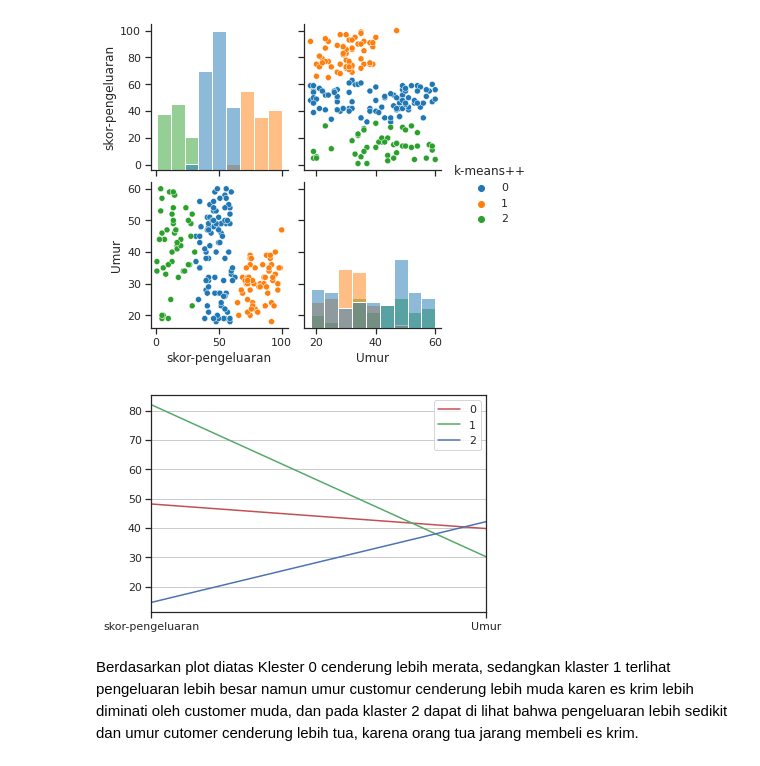
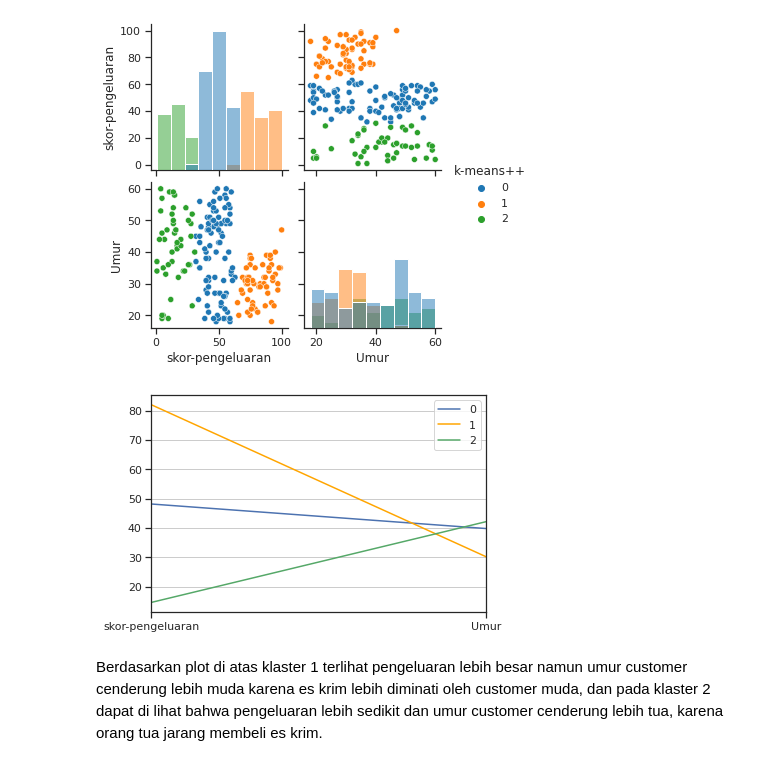
Before and after one commit to PoppyDalamaZain/Kelompok3, a Jupyter notebook: worksheet.ipynb, the cells around one changed output. Cells and saved outputs as stored; diff of their text form; code cells hidden in the pictures.

```diff
--- a/worksheet.ipynb
+++ b/worksheet.ipynb
@@ -298,11 +302,11 @@ g = sns.pairplot(df[['skor-pengeluaran', 'Umur','k-means++']],
 # %%
 cols = ['skor-pengeluaran', 'Umur']
 dfC = pd.DataFrame(kmPP.cluster_centers_, columns=cols)
 dfC['cluster'] = dfC.index
 
-pd.plotting.parallel_coordinates(dfC, 'cluster', color=('r', 'g', 'b'))
+pd.plotting.parallel_coordinates(dfC, 'cluster', color=('b', 'orange', 'g'))
 plt.show()
 # %% [output]
-[figure, old version]
+[figure, new version]
 # %% [markdown]
-Berdasarkan plot diatas Klester 0 cenderung lebih merata, sedangkan klaster 1 terlihat pengeluaran lebih besar namun umur customur cenderung lebih muda karen es krim lebih diminati oleh customer muda, dan pada klaster 2 dapat di lihat bahwa pengeluaran lebih sedikit dan umur cutomer cenderung lebih tua, karena orang tua jarang membeli es krim.
+Berdasarkan plot di atas klaster 1 terlihat pengeluaran lebih besar namun umur customer cenderung lebih muda karena es krim lebih diminati oleh customer muda, dan pada klaster 2 dapat di lihat bahwa pengeluaran lebih sedikit dan umur customer cenderung lebih tua, karena orang tua jarang membeli es krim.
```
Also changed, not shown: parts of 6 cells of this notebook.
